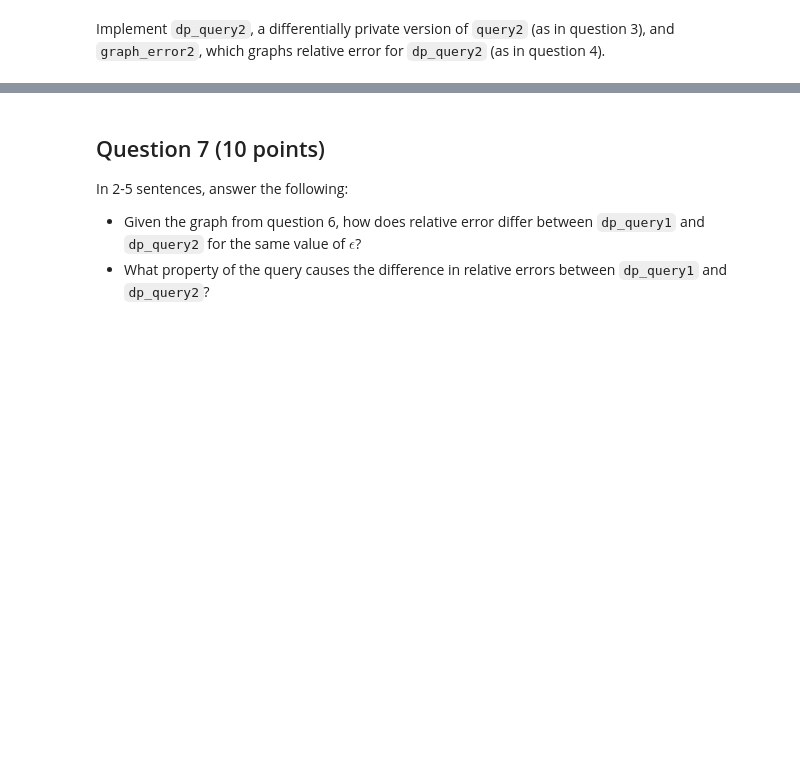
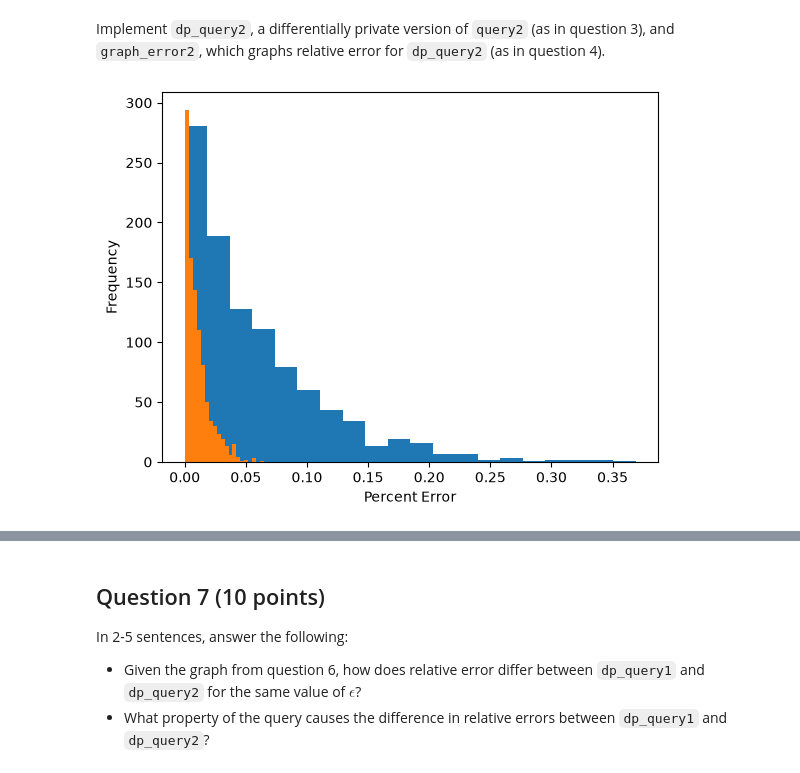
Before and after one commit to Everbeek17/cs5110-data-privacy, a Jupyter notebook: homework/CS3110_HW_3.ipynb, the cells around one changed output, grey strips where cells are left out. Cells and saved outputs as stored; diff of their text form; code cells hidden in the pictures; blank space fills up the shorter version.

```diff
--- a/homework/CS3110_HW_3.ipynb
+++ b/homework/CS3110_HW_3.ipynb
@@ -131,21 +155,32 @@ def query2():
     return len(adult[adult["Age"] > 60])
 # %% [markdown]
 Implement `dp_query2`, a differentially private version of `query2` (as in question 3), and `graph_error2`, which graphs relative error for `dp_query2` (as in question 4).
-# %%
-def dp_query2(epsilon):
-    # YOUR CODE HERE
-    raise NotImplementedError()
-
-
-def graph_error2(epsilon):
-    # YOUR CODE HERE
-    raise NotImplementedError()
-
-
-graph_error2(1.0)
-graph_error1(
-    1.0
-)  # we plot both errors for query 1 and query 2 at the same epsilon, to compare
+# %%
+def dp_query2(epsilon):
+    sensitivity = 1  # because this is a counting query
+    return laplace_mech(query2(), sensitivity, epsilon)
+
+
+def graph_error2(epsilon):
+    # Calculate dp_query2 1000 times and save the results
+    results = [dp_query2(epsilon) for _ in range(1000)]
+
+    # Calculate the percent error using the original query2 result and the
+    # function defined above
+    percent_errors = pct_error(query2(), np.array(results))
+
+    # Graph the distribution using a histogram
+    plt.hist(percent_errors, bins=20)
+    plt.xlabel("Percent Error")
+    plt.ylabel("Frequency")
+
+
+graph_error2(1.0)
+graph_error1(
+    1.0
+)  # we plot both errors for query 1 and query 2 at the same epsilon, to compare
+# %% [output]
+[figure, added]
 # %%
 error_spec = (
     100.0 * np.abs(np.random.laplace(loc=0, scale=1, size=1000)) / query2()
```
Also changed, not shown: parts of 11 cells of this notebook.
